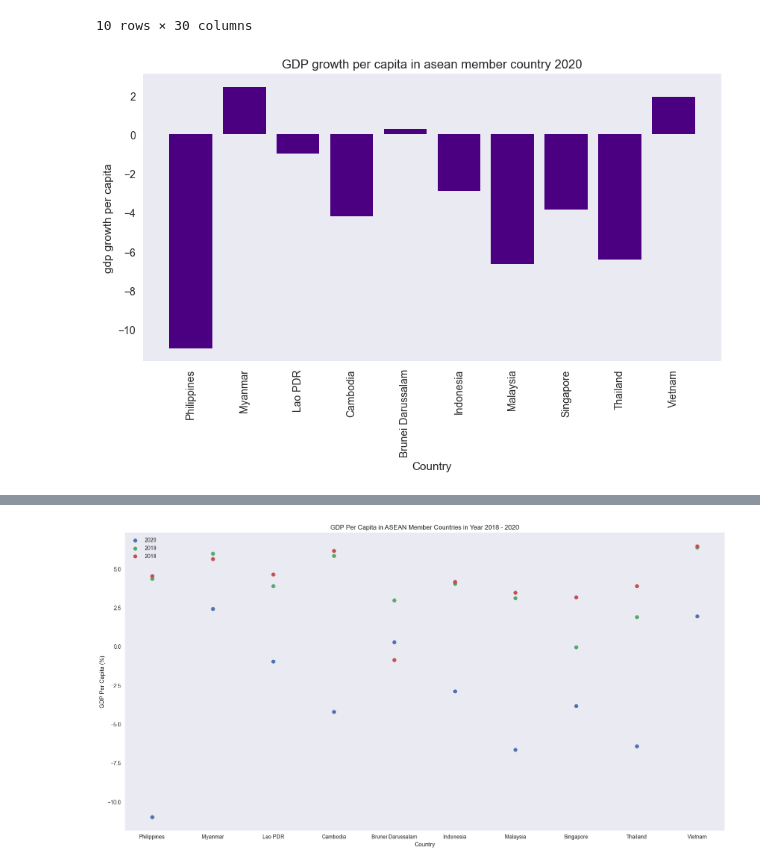
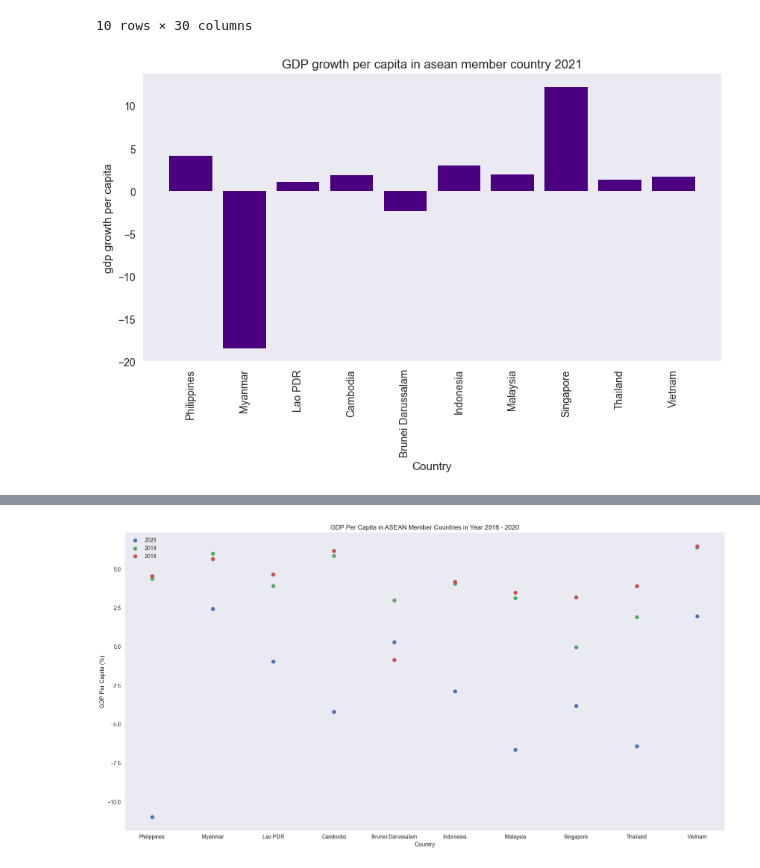
Before and after one commit to asiloprince/Economic-Indicators, a Jupyter notebook: economic_indicators.ipynb, the cells around one changed output, grey strips where cells are left out. Cells and saved outputs as stored; diff of their text form; code cells hidden in the pictures.

```diff
--- a/economic_indicators.ipynb
+++ b/economic_indicators.ipynb
@@ -254,25 +300,25 @@ df_gdp_per_capita
 # %%
 #GDP PER CAPITA IN YEAR 2020
 
-data_2020 = df_gdp_per_capita['2020']
+data_2020 = df_gdp_per_capita['2021']
 
 # Set the country as the x-axis labels
 countries = df_gdp_per_capita['Country Name']
 
 plt.figure(figsize=(10, 5))  # size (w,h)
 plt.bar(countries, data_2020, color ="indigo")
 
-plt.title('GDP growth per capita in asean member country 2020')
+plt.title('GDP growth per capita in asean member country 2021')
 plt.xlabel('Country' )
 plt.ylabel('gdp growth per capita')
 
 # for better readability/ vertical
 plt.xticks(rotation=90)
 
 plt.grid()
 plt.show()
 # %% [output]
-[figure, old version]
+[figure, new version]
 # %%
 years = df_gdp_per_capita.columns[4:]  # start from the 5th column year
 values = df_gdp_per_capita.loc[df_gdp_per_capita['Country Name'] == 'Philippines', years].values.flatten()
```
Also changed, not shown: parts of 29 cells of this notebook.
